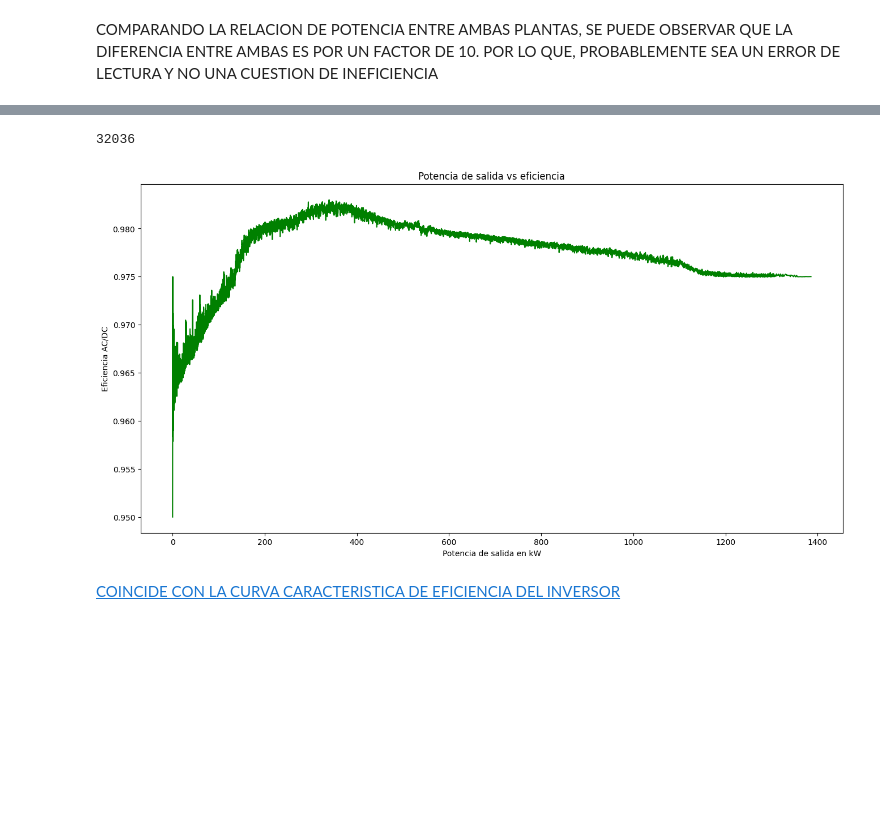
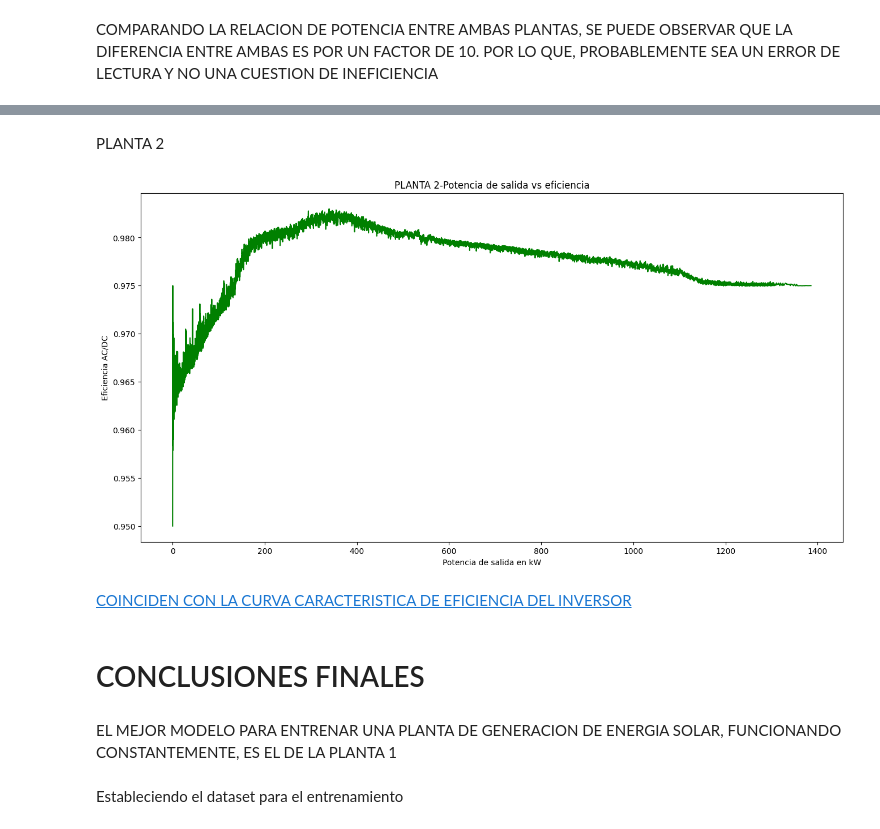
Before and after one commit to Mbenitez11/Prediccion-de-Irradiacion, a Jupyter notebook: notebooks/Analisis_y_optimización_de_datos.ipynb, the cells around one changed output, grey strips where cells are left out. Drawn from its saved outputs; the diff is of its cells as text; code cells hidden in the pictures; blank space fills up the shorter version.

Commit message:
Mejoras y correcciones

```diff
--- a/notebooks/Analisis_y_optimización_de_datos.ipynb
+++ b/notebooks/Analisis_y_optimización_de_datos.ipynb
@@ -593,30 +802,44 @@ len(AC_list)
+# %% [markdown]
+PLANTA 2
 # %%
-
+AC_list=[]
+for i in df_solar['AC_POWER']:
+    if i>0:
+        AC_list.append(i)
+AC_list
+#AC_list.sort()
+#AC_list.reverse()
+len(AC_list)
 #Aquí tomamos todos los valores de CD distintos de cero y los trazamos en un histograma.
 DC_list=[]
 for i in df_solar['DC_POWER']:
     if i>0:
         DC_list.append(i)
 DC_list
 DC_list.sort()
 DC_list.reverse()
 len(DC_list)
+
+
+plt.figure(figsize=(16,8))
+AC_list.sort()
+DC_list.sort()
+#print(DC_list)
+#DC_list.sort
+#res = [i / 10 for i in AC_list]
+eff = [i/j for i,j in zip(AC_list,DC_list)]
+
+plt.plot(AC_list,eff,color='green')
+plt.xlabel('Potencia de salida en kW')
+plt.ylabel('Eficiencia AC/DC')
+plt.title('PLANTA 2-Potencia de salida vs eficiencia');
 # %% [output]
-32036
+[figure, added]
-# %%
-plt.figure(figsize=(16,8))
-AC_list.sort()
-DC_list.sort()
-#print(DC_list)
-#DC_list.sort
-#res = [i / 10 for i in AC_list]
-eff = [i/j for i,j in zip(AC_list,DC_list)]
-
-plt.plot(AC_list,eff,color='green')
-plt.xlabel('Potencia de salida en kW')
-plt.ylabel('Eficiencia AC/DC')
-plt.title('Potencia de salida vs eficiencia');
-# %% [output]
-[figure, removed]
 # %% [markdown]
-[COINCIDE CON LA CURVA CARACTERISTICA DE EFICIENCIA DEL INVERSOR](https://topbateriaexterna.com/wp-content/uploads/2019/06/eficiencia-inversor-de-corriente.jpg)
+[COINCIDEN CON LA CURVA CARACTERISTICA DE EFICIENCIA DEL INVERSOR](https://topbateriaexterna.com/wp-content/uploads/2019/06/eficiencia-inversor-de-corriente.jpg)
+# %% [markdown]
+# CONCLUSIONES FINALES
+# %% [markdown]
+EL MEJOR MODELO PARA ENTRENAR UNA PLANTA DE GENERACION DE ENERGIA SOLAR, FUNCIONANDO CONSTANTEMENTE, ES EL DE LA PLANTA 1
+# %% [markdown]
+Estableciendo el dataset para el entrenamiento
```
Also changed, not shown: parts of 45 cells of this notebook, 10 other files.
